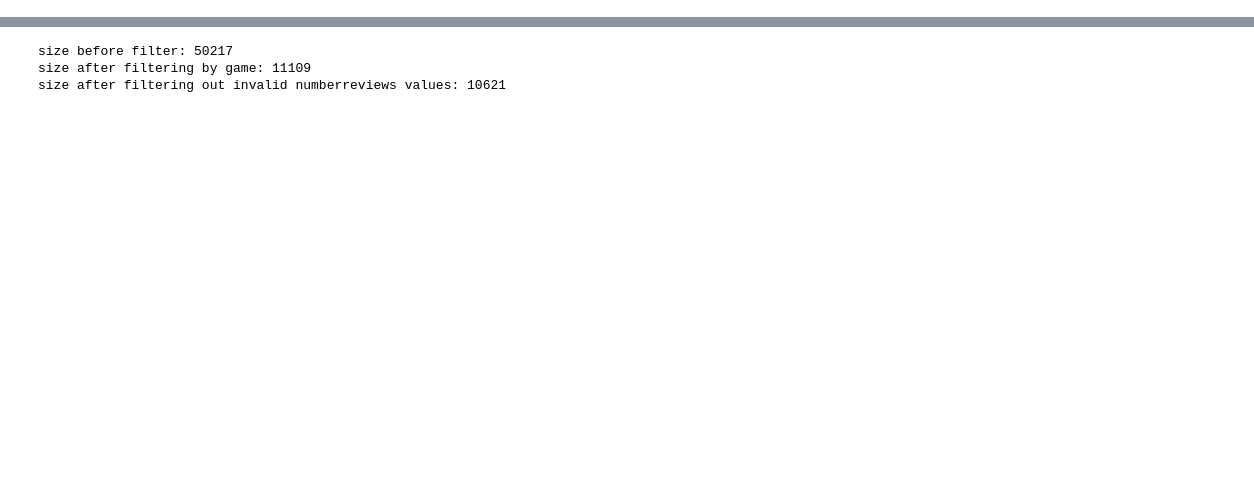
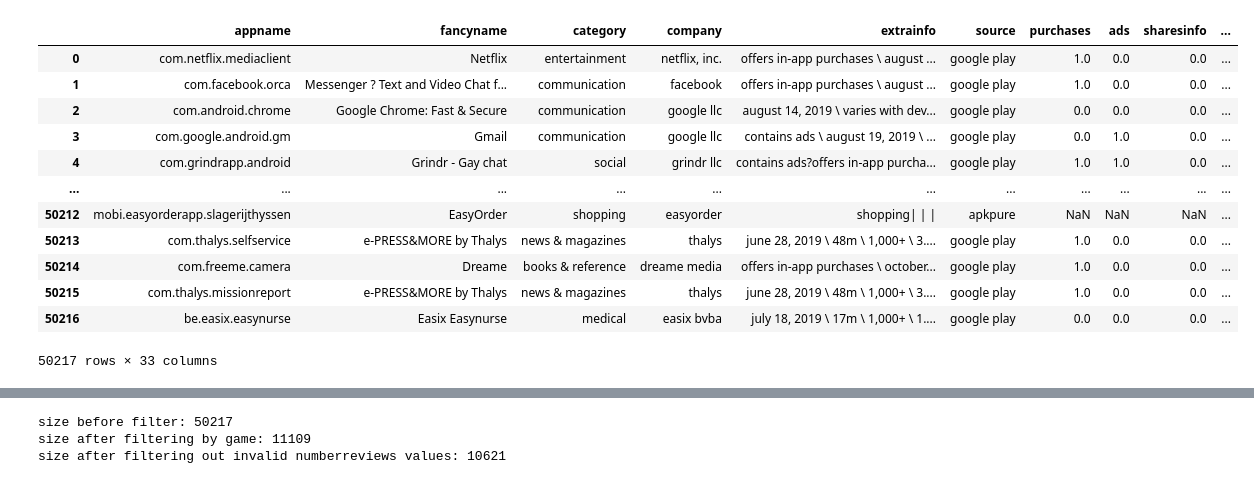
Before and after one commit to UTOR-VIRT-DATA-PT-10-2020-U-B-TEAM-6-FP/Final-Project, a Jupyter notebook: Preprocessing.ipynb, the cells around one changed output, grey strips where cells are left out. Cells and saved outputs as stored; diff of their text form; code cells hidden in the pictures; blank space fills up the shorter version.

```diff
--- a/Preprocessing.ipynb
+++ b/Preprocessing.ipynb
@@ -8,6 +8,20 @@ from datetime import date
 # %%
 #Read file into df
 
 df = pd.read_csv("Android apps.csv", low_memory=False)
 
-#df
+df
+# %% [output]
+|  | appname | fancyname | category | company | extrainfo | source | purchases | ads | sharesinfo | ... |
+| 0 | com.netflix.mediaclient | Netflix | entertainment | netflix, inc. | offers in-app purchases \ august ... | google play | 1.0 | 0.0 | 0.0 | ... |
+| 1 | com.facebook.orca | Messenger ? Text and Video Chat f... | communication | facebook | offers in-app purchases \ august ... | google play | 1.0 | 0.0 | 0.0 | ... |
+| 2 | com.android.chrome | Google Chrome: Fast & Secure | communication | google llc | august 14, 2019 \ varies with dev... | google play | 0.0 | 0.0 | 0.0 | ... |
+| 3 | com.google.android.gm | Gmail | communication | google llc | contains ads \ august 19, 2019 \ ... | google play | 0.0 | 1.0 | 0.0 | ... |
+| 4 | com.grindrapp.android | Grindr - Gay chat | social | grindr llc | contains ads?offers in-app purcha... | google play | 1.0 | 1.0 | 0.0 | ... |
+| ... | ... | ... | ... | ... | ... | ... | ... | ... | ... | ... |
+| 50212 | mobi.easyorderapp.slagerijthyssen | EasyOrder | shopping | easyorder | shopping| | | | apkpure | NaN | NaN | NaN | ... |
+| 50213 | com.thalys.selfservice | e-PRESS&MORE by Thalys | news & magazines | thalys | june 28, 2019 \ 48m \ 1,000+ \ 3.... | google play | 1.0 | 0.0 | 0.0 | ... |
+| 50214 | com.freeme.camera | Dreame | books & reference | dreame media | offers in-app purchases \ october... | google play | 1.0 | 0.0 | 0.0 | ... |
+| 50215 | com.thalys.missionreport | e-PRESS&MORE by Thalys | news & magazines | thalys | june 28, 2019 \ 48m \ 1,000+ \ 3.... | google play | 1.0 | 0.0 | 0.0 | ... |
+| 50216 | be.easix.easynurse | Easix Easynurse | medical | easix bvba | july 18, 2019 \ 17m \ 1,000+ \ 1.... | google play | 0.0 | 0.0 | 0.0 | ... |
+50217 rows × 33 columns
```
Also changed, not shown: parts of 15 cells of this notebook, 4 other files.
